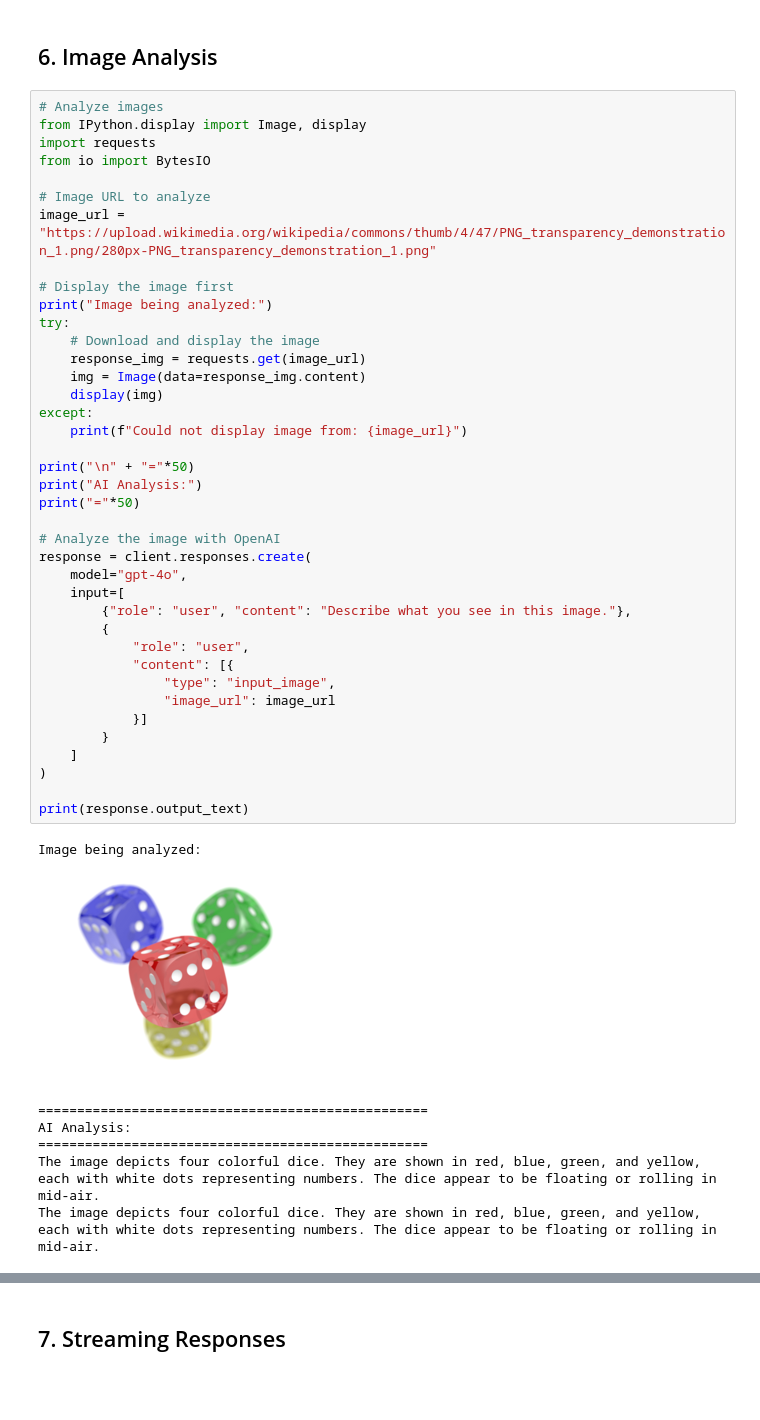
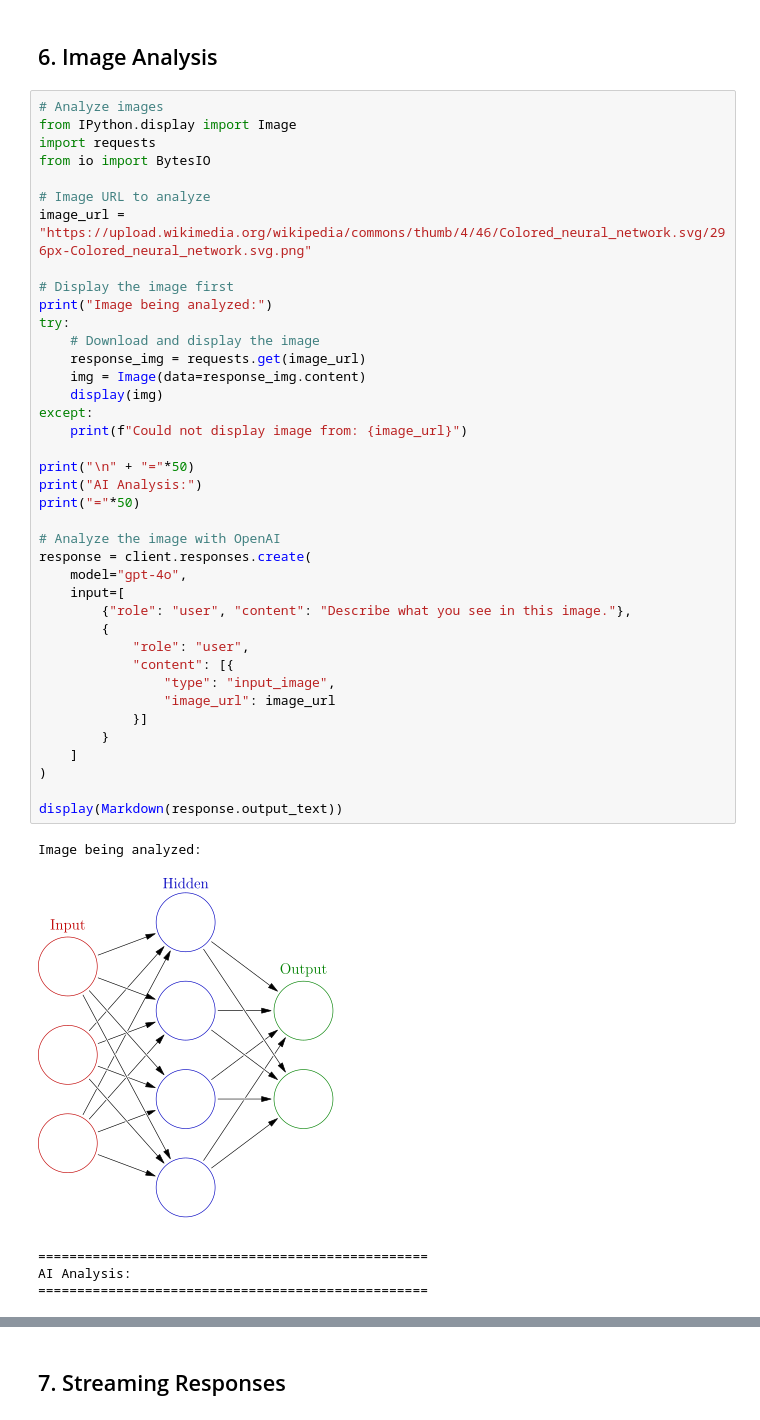
Before and after one commit to theaibuilders/ai_builders_tutorial, a Jupyter notebook: tutorials/ModelProviders/openai_api_tutorial.ipynb, the cells around one changed output, grey strips where cells are left out. Saved outputs shown, nothing was run; the diff lists cells and outputs as text; blank space fills up the shorter version.

```diff
--- a/tutorials/ModelProviders/openai_api_tutorial.ipynb
+++ b/tutorials/ModelProviders/openai_api_tutorial.ipynb
@@ -354,48 +368,46 @@ Overall, AI Agents represent a significant advancement in automating and handlin
 ## 6. Image Analysis
 # %%
 # Analyze images
-from IPython.display import Image, display
+from IPython.display import Image
 import requests
 from io import BytesIO
 
 # Image URL to analyze
-image_url = "https://upload.wikimedia.org/wikipedia/commons/thumb/4/47/PNG_transparency_demonstration_1.png/280px-PNG_transparency_demonstration_1.png"
+image_url = "https://upload.wikimedia.org/wikipedia/commons/thumb/4/46/Colored_neural_network.svg/296px-Colored_neural_network.svg.png"
 
 # Display the image first
 print("Image being analyzed:")
 try:
     # Download and display the image
     response_img = requests.get(image_url)
     img = Image(data=response_img.content)
     display(img)
 except:
     print(f"Could not display image from: {image_url}")
 
 print("\n" + "="*50)
 print("AI Analysis:")
 print("="*50)
 
 # Analyze the image with OpenAI
 response = client.responses.create(
     model="gpt-4o",
     input=[
         {"role": "user", "content": "Describe what you see in this image."},
         {
             "role": "user",
             "content": [{
                 "type": "input_image",
                 "image_url": image_url
             }]
         }
     ]
 )
 
-print(response.output_text)
+display(Markdown(response.output_text))
 # %% [output]
 Image being analyzed:
-[figure, old version]
+[figure, new version]
 ==================================================
 AI Analysis:
 ==================================================
-The image depicts four colorful dice. They are shown in red, blue, green, and yellow, each with white dots representing numbers. The dice appear to be floating or rolling in mid-air.
-The image depicts four colorful dice. They are shown in red, blue, green, and yellow, each with white dots representing numbers. The dice appear to be floating or rolling in mid-air.
```
Also changed, not shown: parts of 14 cells of this notebook, 2 other files.
